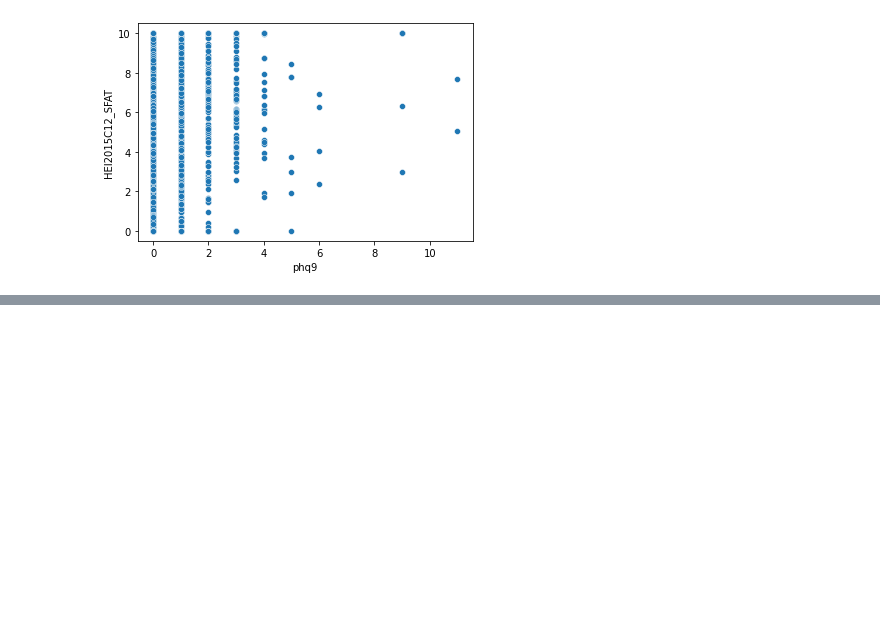
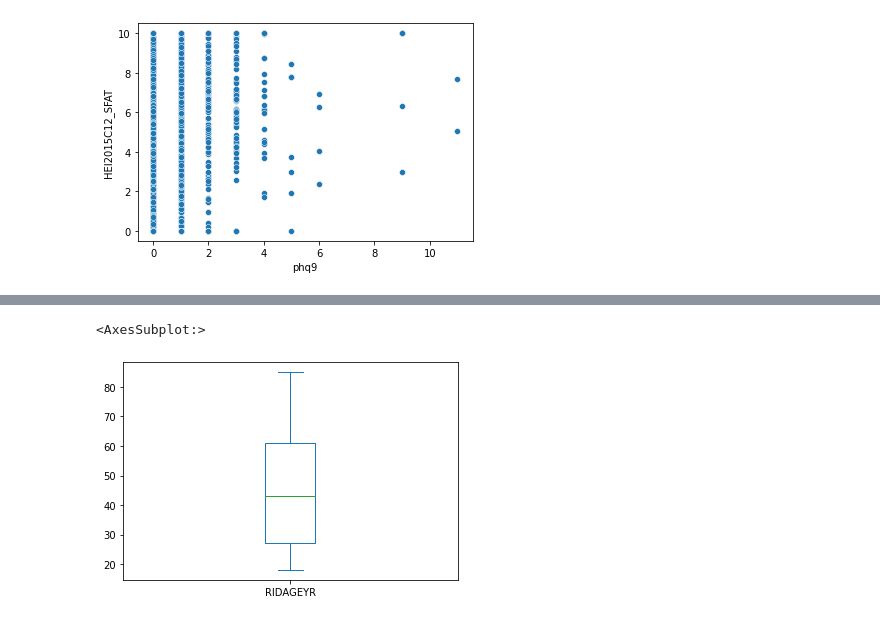
Before and after one commit to OmarCardoso/Eda_saude_tera_national_health, a Jupyter notebook: desafio_inferencia_tera_ds.ipynb, the cells around one changed output, grey strips where cells are left out. Drawn from its saved outputs; the diff is of its cells as text; code cells hidden in the pictures; blank space fills up the shorter version.

Commit message:
Realizados testes de hipóteses, conclusão sendo examinados alguns aspectos da análise

```diff
--- a/desafio_inferencia_tera_ds.ipynb
+++ b/desafio_inferencia_tera_ds.ipynb
@@ -523,0 +565,8 @@ sns.scatterplot(data=base_analise[base_analise.HEI2015C12_SFAT <= 20],y='HEI2015
+# %%
+# Teste de Hipótese para avaliar as características demográficas
+# Quais são as características apresentam diferenças estatisticamente significativas para a frenquencia
+# de sintomas de depressao
+# utiliza sigla df_bad (base analise demografica) para nomear o dataset
+var_bad = ['RIAGENDR','RIDAGEYR','RIDRETH1','DMDEDUC','INDFMINC','phq9']
+df_bad_1 = result[var_bad]
+df_bad_1
@@ -523,0 +587,3 @@ sns.scatterplot(data=base_analise[base_analise.HEI2015C12_SFAT <= 20],y='HEI2015
+# %%
+# Exclui registros nulos
+df_bad = df_bad_1.dropna()
@@ -523,0 +695,6 @@ sns.scatterplot(data=base_analise[base_analise.HEI2015C12_SFAT <= 20],y='HEI2015
+# %%
+# Visualização gráfica por idade
+df_bad.RIDAGEYR.plot(kind = 'box')
+# %% [output]
+<AxesSubplot:>
+[figure, added]
```
Also changed, not shown: parts of 39 cells of this notebook.
